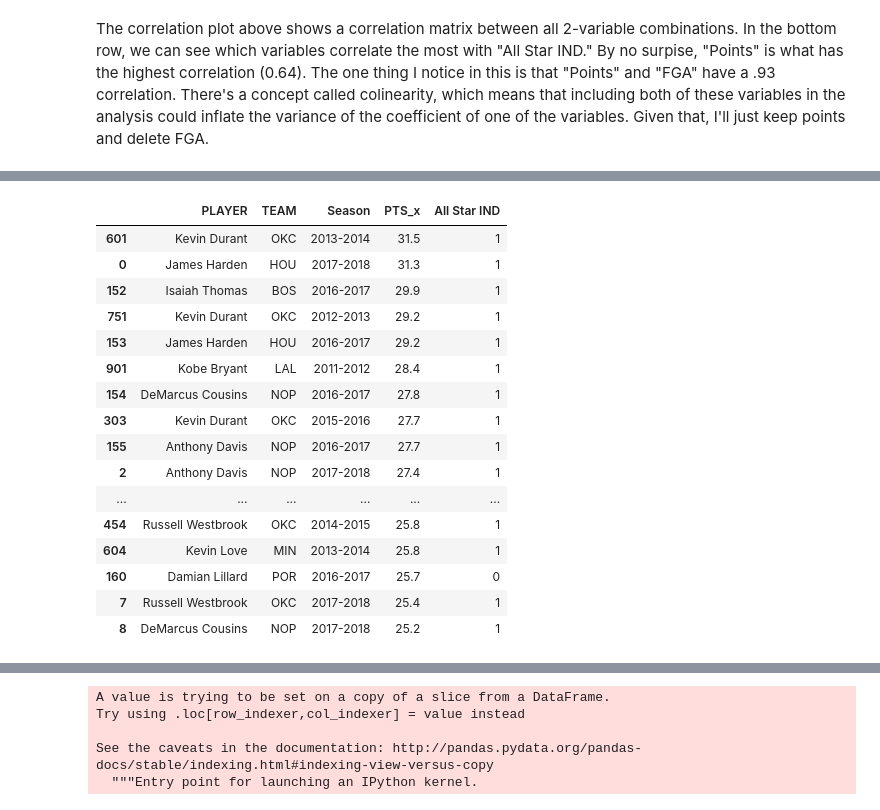
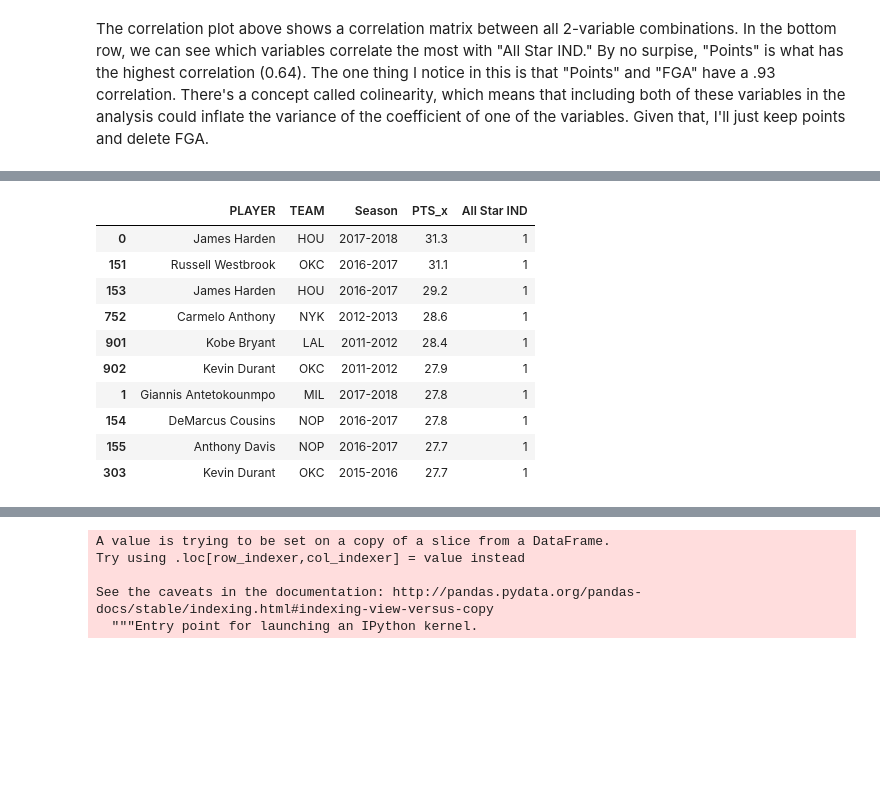
Before and after one commit to spelk24/2019-NBA-All-Star-Model, a Jupyter notebook: NBA 2019 All Star Predictor.ipynb, the cells around one changed output, grey strips where cells are left out. Cells and saved outputs as stored; diff of their text form; code cells hidden in the pictures; blank space fills up the shorter version.

```diff
--- a/NBA 2019 All Star Predictor.ipynb
+++ b/NBA 2019 All Star Predictor.ipynb
@@ -42,7 +44,7 @@ I have 32 columns, but I'm going ot cut this down. There are more sofisticated w
 # %%
 collist = df.columns.tolist()
 pred_vars = df[['WIN_P','MIN','PTS','FGA','FG_P','3PA','3P_P','FTA',
-                'FT_P','REB','AST','TOV','STL','BLK','+/-','All Star IND']]
+                'FT_P','REB','AST','TOV','STL','BLK','+/-','Eastern Conference','All Star IND']]
 # %%
 pred_vars.head()
 # %% [output]
@@ -92,6 +95,0 @@ shap.initjs()
-# %%
-model2 = xgb.XGBClassifier(max_depth=15, n_estimators=300, learning_rate=0.01, objective = 'binary:logistic')
-model2.fit(train_X,train_Y)
-
-preds_proba = model2.predict_proba(test_X)
-preds = model2.predict(test_X)
@@ -111,0 +128,3 @@ Percent Accuracy: 0.934
+# %%
+train_X2= train_X.drop(labels = ['WIN_P','MIN','3P_P','FTA','TOV','STL'], axis = 1)
+test_X2 = test_X.drop(labels = ['WIN_P','MIN','3P_P','FTA','TOV','STL'], axis = 1)
@@ -125,23 +177,17 @@ We can actually take a look at an individual observation this way as well, which
 # %%
-train_shap = train_X.merge(df,how='left', left_index=True, right_index=True)
+train_shap = train_X2.merge(df,how='left', left_index=True, right_index=True)
 train_shap = train_shap[['PLAYER','TEAM','Season','PTS_x','All Star IND']]
 sorted_shap = train_shap.sort_values(by = ['PTS_x'], ascending=False)
-sorted_shap.head(25)
+sorted_shap.head(10)
 # %% [output]
 |  | PLAYER | TEAM | Season | PTS_x | All Star IND |
-| 601 | Kevin Durant | OKC | 2013-2014 | 31.5 | 1 |
 | 0 | James Harden | HOU | 2017-2018 | 31.3 | 1 |
-| 152 | Isaiah Thomas | BOS | 2016-2017 | 29.9 | 1 |
-| 751 | Kevin Durant | OKC | 2012-2013 | 29.2 | 1 |
+| 151 | Russell Westbrook | OKC | 2016-2017 | 31.1 | 1 |
 | 153 | James Harden | HOU | 2016-2017 | 29.2 | 1 |
+| 752 | Carmelo Anthony | NYK | 2012-2013 | 28.6 | 1 |
 | 901 | Kobe Bryant | LAL | 2011-2012 | 28.4 | 1 |
+| 902 | Kevin Durant | OKC | 2011-2012 | 27.9 | 1 |
+| 1 | Giannis Antetokounmpo | MIL | 2017-2018 | 27.8 | 1 |
 | 154 | DeMarcus Cousins | NOP | 2016-2017 | 27.8 | 1 |
+| 155 | Anthony Davis | NOP | 2016-2017 | 27.7 | 1 |
 | 303 | Kevin Durant | OKC | 2015-2016 | 27.7 | 1 |
-| 155 | Anthony Davis | NOP | 2016-2017 | 27.7 | 1 |
-| 2 | Anthony Davis | NOP | 2017-2018 | 27.4 | 1 |
-| ... | ... | ... | ... | ... | ... |
-| 454 | Russell Westbrook | OKC | 2014-2015 | 25.8 | 1 |
-| 604 | Kevin Love | MIN | 2013-2014 | 25.8 | 1 |
-| 160 | Damian Lillard | POR | 2016-2017 | 25.7 | 0 |
-| 7 | Russell Westbrook | OKC | 2017-2018 | 25.4 | 1 |
-| 8 | DeMarcus Cousins | NOP | 2017-2018 | 25.2 | 1 |
```
Also changed, not shown: parts of 32 cells of this notebook.
